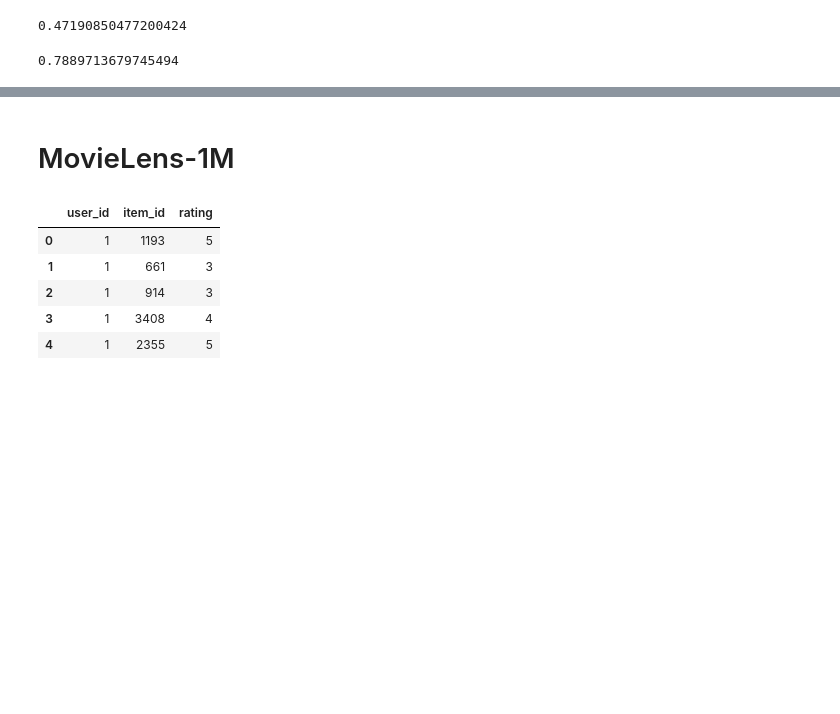
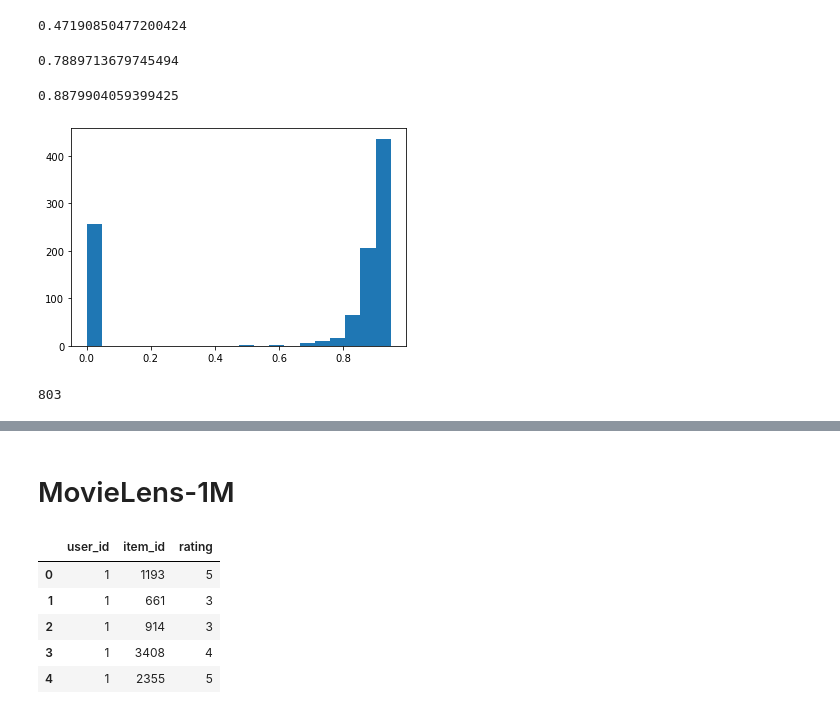
Before and after one commit to pmuellner/ReuseKNN, a Jupyter notebook: EDA Datasets.ipynb, the cells around one changed output, grey strips where cells are left out. Drawn from its saved outputs; the diff is of its cells as text; code cells hidden in the pictures; blank space fills up the shorter version.

```diff
--- a/EDA Datasets.ipynb
+++ b/EDA Datasets.ipynb
@@ -77,3 +77,38 @@ upop = ml100k_df.groupby("user_id").size()
 (upop >= 30).sum() / len(upop)
 # %% [output]
 0.7889713679745494
+# %%
+from sklearn.model_selection import train_test_split
+
+data_df = pd.read_csv("data/ml-1m/ratings.dat", sep="::", names=["user_id", "item_id", "rating", "timestamp"], usecols=["user_id", "item_id", "rating"])
+data_df["user_id"] = data_df["user_id"].map({b: a for a, b in enumerate(data_df["user_id"].unique())})
+data_df["item_id"] = data_df["item_id"].map({b: a for a, b in enumerate(data_df["item_id"].unique())})
+
+user_sample = np.random.choice(data_df["user_id"].unique(), replace=False, size=1000)
+data_df = data_df[data_df["user_id"].isin(user_sample)]
+
+reader = Reader(rating_scale=(1, 5))
+train_df, test_df = train_test_split(data_df, test_size=0.2)
+dataset = Dataset.load_from_df(data_df, reader=reader)
+raw_trainset = [(ruid, riid, r, None) for ruid, riid, r in train_df.to_records(index=False)]
+raw_testset = [(ruid, riid, r, None) for ruid, riid, r in test_df.to_records(index=False)]
+trainset = Dataset.construct_trainset(dataset, raw_trainset)
+testset = Dataset.construct_testset(dataset, raw_testset)
+sim = UserKNN.compute_similarities(trainset, min_support=1)
+
+sim = np.nan_to_num(sim)
+print(np.mean(sim))
+
+import matplotlib.pyplot as plt
+plt.hist(np.percentile(sim, q=10, axis=0), bins=20)
+plt.show()
+
+most_similar_users = set()
+for v in sim:
+    m = np.argsort(v)[::-1][:5]
+    most_similar_users = most_similar_users.union(m)
+len(most_similar_users)
+# %% [output]
+0.8879904059399425
+[figure, added]
+803
```
Also changed, not shown: parts of 1 cell of this notebook, 14 other files.
